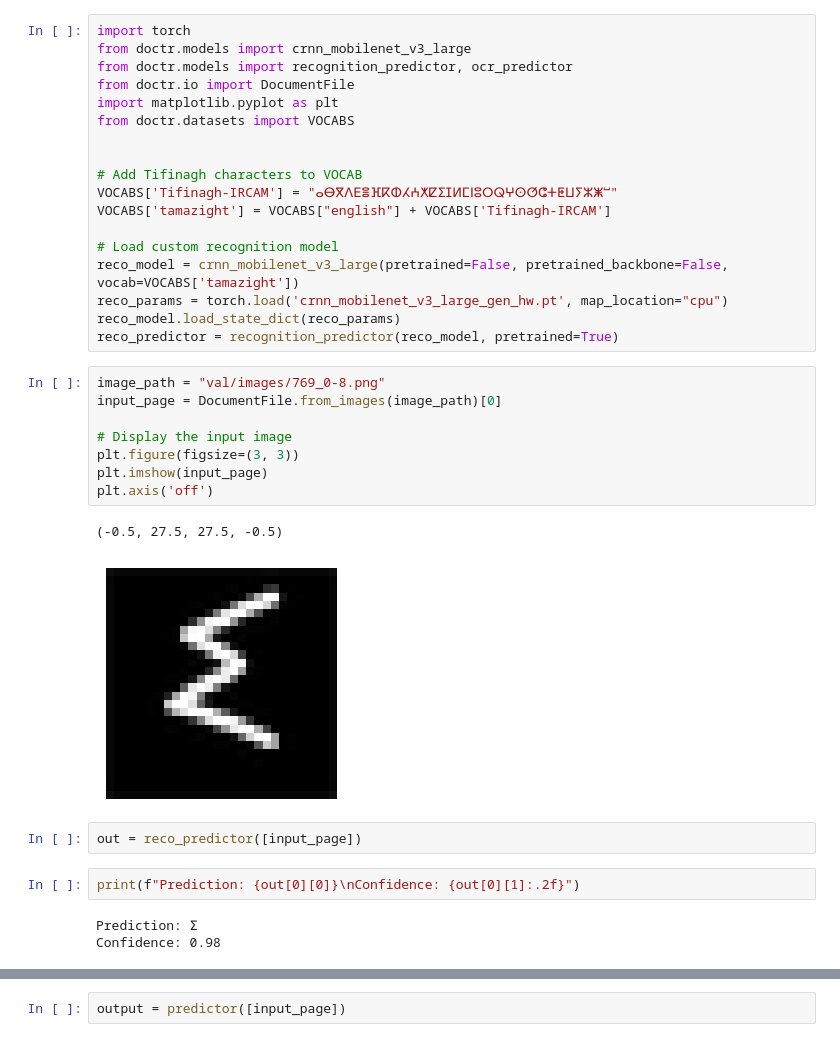
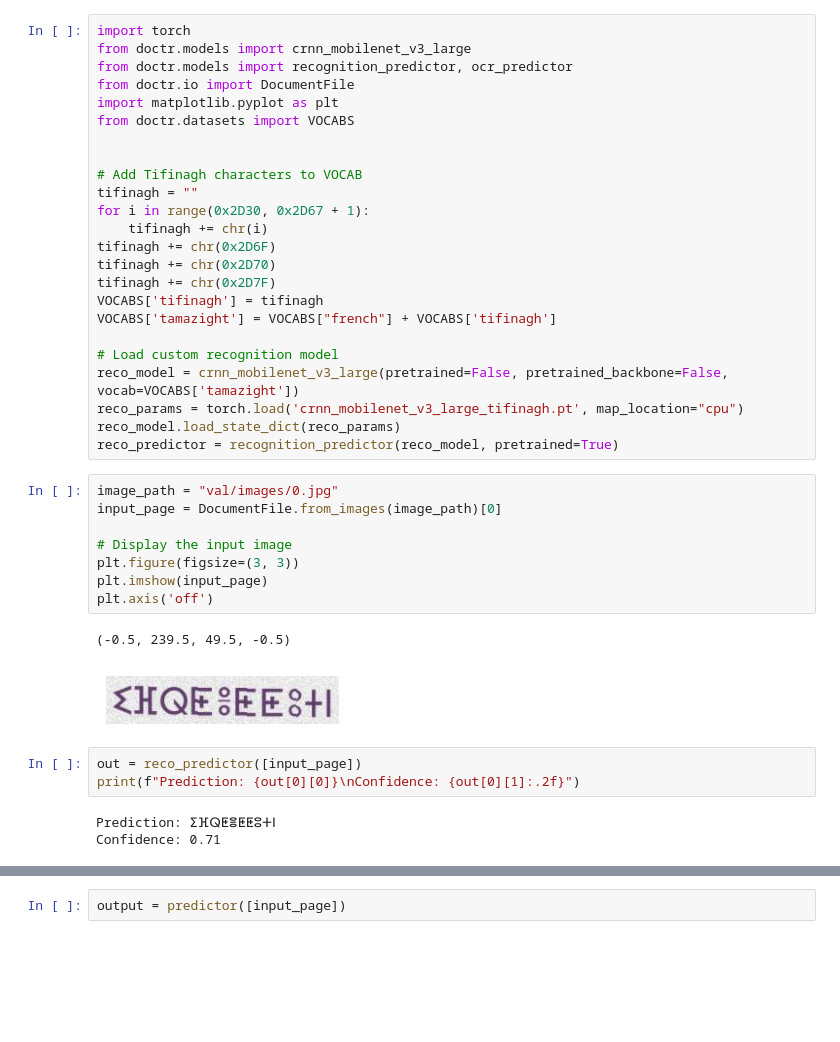
Before and after one commit to MedAymenF/Tifinagh-OCR, a Jupyter notebook: doctr_recognition.ipynb, the cells around one changed output, grey strips where cells are left out. Cells and saved outputs as stored; diff of their text form; blank space fills up the shorter version.

Commit message:
Expanded dictionary and vocabulary.

```diff
--- a/doctr_recognition.ipynb
+++ b/doctr_recognition.ipynb
@@ -8,32 +8,37 @@ from doctr.datasets import VOCABS
 
 
 # Add Tifinagh characters to VOCAB
-VOCABS['Tifinagh-IRCAM'] = "ⴰⴱⴳⴷⴹⴻⴼⴽⵀⵃⵄⵅⵇⵉⵊⵍⵎⵏⵓⵔⵕⵖⵙⵚⵛⵜⵟⵡⵢⵣⵥⵯ"
-VOCABS['tamazight'] = VOCABS["english"] + VOCABS['Tifinagh-IRCAM']
+tifinagh = ""
+for i in range(0x2D30, 0x2D67 + 1):
+    tifinagh += chr(i)
+tifinagh += chr(0x2D6F)
+tifinagh += chr(0x2D70)
+tifinagh += chr(0x2D7F)
+VOCABS['tifinagh'] = tifinagh
+VOCABS['tamazight'] = VOCABS["french"] + VOCABS['tifinagh']
 
 # Load custom recognition model
 reco_model = crnn_mobilenet_v3_large(pretrained=False, pretrained_backbone=False, vocab=VOCABS['tamazight'])
-reco_params = torch.load('crnn_mobilenet_v3_large_gen_hw.pt', map_location="cpu")
+reco_params = torch.load('crnn_mobilenet_v3_large_tifinagh.pt', map_location="cpu")
 reco_model.load_state_dict(reco_params)
 reco_predictor = recognition_predictor(reco_model, pretrained=True)
 # %%
-image_path = "val/images/769_0-8.png"
+image_path = "val/images/0.jpg"
 input_page = DocumentFile.from_images(image_path)[0]
 
 # Display the input image
 plt.figure(figsize=(3, 3))
 plt.imshow(input_page)
 plt.axis('off')
 # %% [output]
-(-0.5, 27.5, 27.5, -0.5)
+(-0.5, 239.5, 49.5, -0.5)
-[figure, old version]
+[figure, new version]
-# %%
-out = reco_predictor([input_page])
 # %%
+out = reco_predictor([input_page])
 print(f"Prediction: {out[0][0]}\nConfidence: {out[0][1]:.2f}")
 # %% [output]
-Prediction: ⵉ
-Confidence: 0.98
+Prediction: ⵉⴼⵕⵟⴻⵟⵟⵓⵜⵏ
+Confidence: 0.71
 # %%
 predictor = ocr_predictor(reco_arch=reco_model, pretrained=True)
 
```
Also changed, not shown: parts of 2 cells of this notebook, 10 other files.
